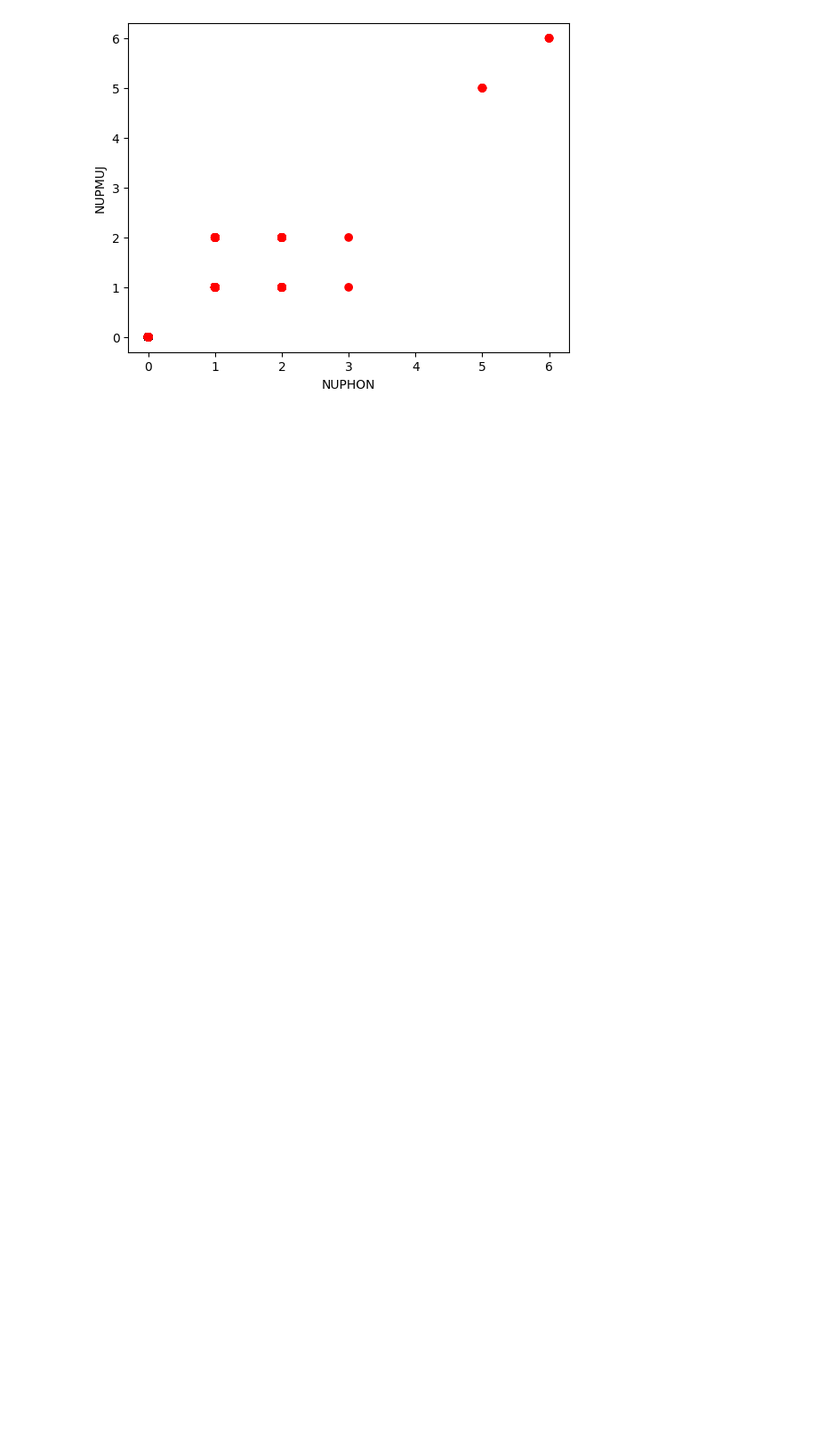
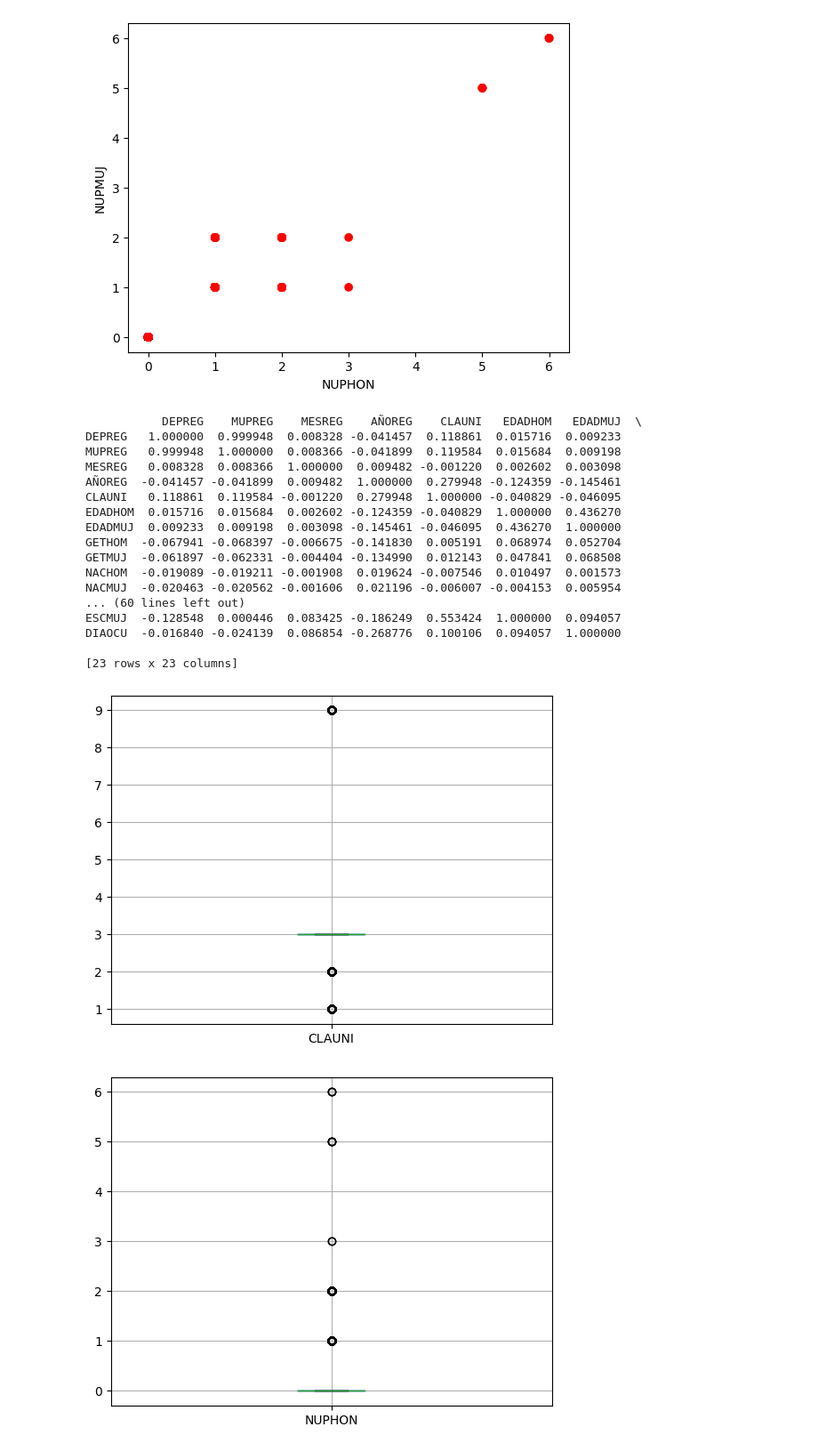
Before and after one commit to rsmith1220/MineriaDeDatos, a Jupyter notebook: agrupamiento_clusters.ipynb, the cells around one changed output. Shown at 89% size. Drawn from its saved outputs; the diff is of its cells as text; code cells hidden in the pictures; blank space fills up the shorter version.

Commit message:
Modificacion del clustering + correlacion

```diff
--- a/agrupamiento_clusters.ipynb
+++ b/agrupamiento_clusters.ipynb
@@ -132,3 +140,42 @@ plt.ylabel('NUPMUJ')
 plt.show()
 # %% [output]
 [figure]
+# %%
+import pandas as pd
+import matplotlib.pyplot as plt
+
+# Cargar los datos desde un archivo CSV
+data = pd.read_csv("archivo_limpio.csv")
+
+# Análisis de correlaciones
+correlations = data.corr()
+print(correlations)
+
+# Seleccionar las columnas 'CLAUNI', 'NUPHON' y 'NUPMUJ'
+selected_columns = ['CLAUNI', 'NUPHON', 'NUPMUJ']
+data = data[selected_columns]
+
+# Diagramas de caja para detectar outliers
+for column in data.columns:
+    data.boxplot(column=column)
+    plt.show()
+# %% [output]
+           DEPREG    MUPREG    MESREG    AÑOREG    CLAUNI   EDADHOM   EDADMUJ  \
+DEPREG   1.000000  0.999948  0.008328 -0.041457  0.118861  0.015716  0.009233
+MUPREG   0.999948  1.000000  0.008366 -0.041899  0.119584  0.015684  0.009198
+MESREG   0.008328  0.008366  1.000000  0.009482 -0.001220  0.002602  0.003098
+AÑOREG  -0.041457 -0.041899  0.009482  1.000000  0.279948 -0.124359 -0.145461
+CLAUNI   0.118861  0.119584 -0.001220  0.279948  1.000000 -0.040829 -0.046095
+EDADHOM  0.015716  0.015684  0.002602 -0.124359 -0.040829  1.000000  0.436270
+EDADMUJ  0.009233  0.009198  0.003098 -0.145461 -0.046095  0.436270  1.000000
+GETHOM  -0.067941 -0.068397 -0.006675 -0.141830  0.005191  0.068974  0.052704
+GETMUJ  -0.061897 -0.062331 -0.004404 -0.134990  0.012143  0.047841  0.068508
+NACHOM  -0.019089 -0.019211 -0.001908  0.019624 -0.007546  0.010497  0.001573
+NACMUJ  -0.020463 -0.020562 -0.001606  0.021196 -0.006007 -0.004153  0.005954
+... (60 lines left out)
+ESCMUJ  -0.128548  0.000446  0.083425 -0.186249  0.553424  1.000000  0.094057
+DIAOCU  -0.016840 -0.024139  0.086854 -0.268776  0.100106  0.094057  1.000000
+
+[23 rows x 23 columns]
+[figure, added]
+[figure, added]
```
Also changed, not shown: parts of 2 cells of this notebook.
